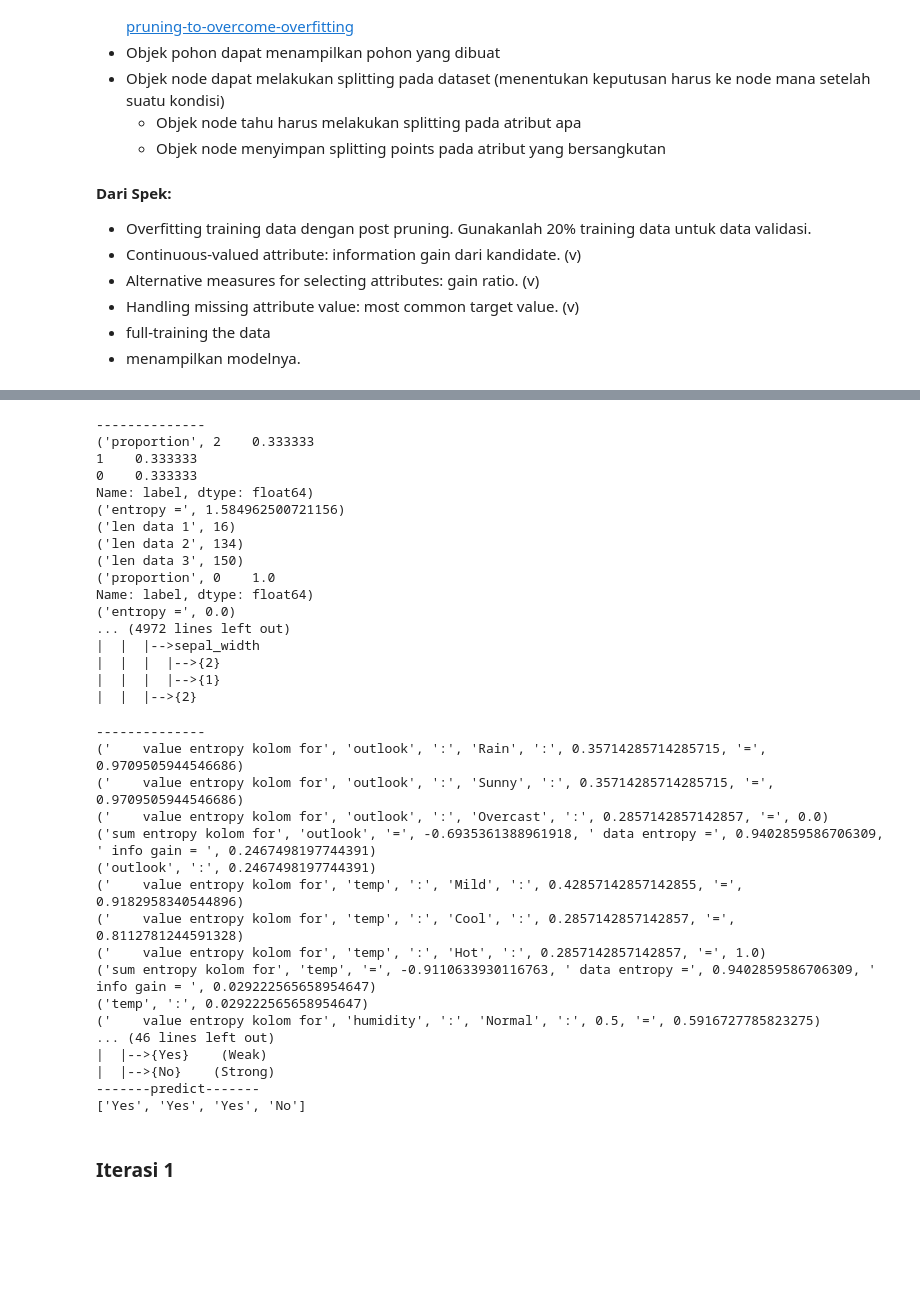
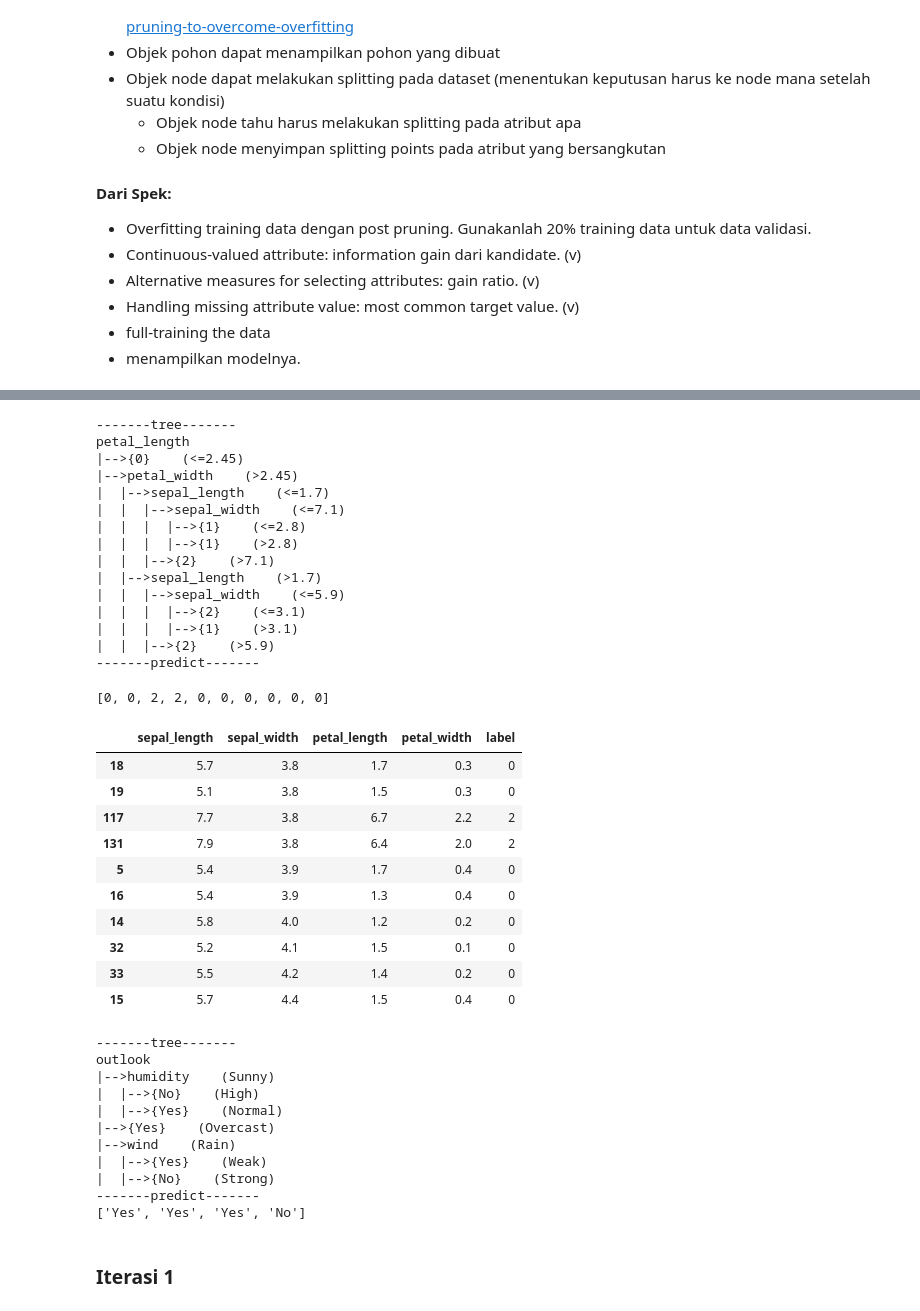
Before and after one commit to ardyh/ml-from-scratch-python, a Jupyter notebook: tubes-1b/trial_kernel.ipynb, the cells around one changed output, grey strips where cells are left out. Drawn from its saved outputs; the diff is of its cells as text; code cells hidden in the pictures; blank space fills up the shorter version.

Commit message:
revised prediction for continuous value

```diff
--- a/tubes-1b/trial_kernel.ipynb
+++ b/tubes-1b/trial_kernel.ipynb
@@ -335,47 +333,56 @@ class Tree:
 tree_iris = Tree(iris_data, 'label')
 root_iris = tree_iris.make_tree()
 tree_iris.print_tree(root_iris, 0, 2)
+
+test_data = iris_data.sort_values(by='sepal_width').tail(10)
+tree_iris.predict(test_data)
 # %% [output]
---------------
-('proportion', 2    0.333333
-1    0.333333
-0    0.333333
-Name: label, dtype: float64)
-('entropy =', 1.584962500721156)
-('len data 1', 16)
-('len data 2', 134)
-('len data 3', 150)
-('proportion', 0    1.0
-Name: label, dtype: float64)
-('entropy =', 0.0)
-... (4972 lines left out)
-|  |  |-->sepal_width
-|  |  |  |-->{2}
-|  |  |  |-->{1}
-|  |  |-->{2}
+-------tree-------
+petal_length
+|-->{0}    (<=2.45)
+|-->petal_width    (>2.45)
+|  |-->sepal_length    (<=1.7)
+|  |  |-->sepal_width    (<=7.1)
+|  |  |  |-->{1}    (<=2.8)
+|  |  |  |-->{1}    (>2.8)
+|  |  |-->{2}    (>7.1)
+|  |-->sepal_length    (>1.7)
+|  |  |-->sepal_width    (<=5.9)
+|  |  |  |-->{2}    (<=3.1)
+|  |  |  |-->{1}    (>3.1)
+|  |  |-->{2}    (>5.9)
+-------predict-------
+[0, 0, 2, 2, 0, 0, 0, 0, 0, 0]
+# %%
+iris_data.sort_values(by='sepal_width').tail(10)
+# %% [output]
+|  | sepal_length | sepal_width | petal_length | petal_width | label |
+| 18 | 5.7 | 3.8 | 1.7 | 0.3 | 0 |
+| 19 | 5.1 | 3.8 | 1.5 | 0.3 | 0 |
+| 117 | 7.7 | 3.8 | 6.7 | 2.2 | 2 |
+| 131 | 7.9 | 3.8 | 6.4 | 2.0 | 2 |
+| 5 | 5.4 | 3.9 | 1.7 | 0.4 | 0 |
+| 16 | 5.4 | 3.9 | 1.3 | 0.4 | 0 |
+| 14 | 5.8 | 4.0 | 1.2 | 0.2 | 0 |
+| 32 | 5.2 | 4.1 | 1.5 | 0.1 | 0 |
+| 33 | 5.5 | 4.2 | 1.4 | 0.2 | 0 |
+| 15 | 5.7 | 4.4 | 1.5 | 0.4 | 0 |
 # %%
 data_X = data.drop('day', axis=1)
 tree = Tree(data_X, 'play', use_info_gain=True)
 root = tree.make_tree()
 
-print('-------tree-------')
 tree.print_tree(root, 0, 2)
 print('-------predict-------')
 print(tree.predict(data_X.tail(4)))
 # %% [output]
---------------
-('    value entropy kolom for', 'outlook', ':', 'Rain', ':', 0.35714285714285715, '=', 0.9709505944546686)
-('    value entropy kolom for', 'outlook', ':', 'Sunny', ':', 0.35714285714285715, '=', 0.9709505944546686)
-('    value entropy kolom for', 'outlook', ':', 'Overcast', ':', 0.2857142857142857, '=', 0.0)
-('sum entropy kolom for', 'outlook', '=', -0.6935361388961918, ' data entropy =', 0.9402859586706309, ' info gain = ', 0.2467498197744391)
-('outlook', ':', 0.2467498197744391)
-('    value entropy kolom for', 'temp', ':', 'Mild', ':', 0.42857142857142855, '=', 0.9182958340544896)
-('    value entropy kolom for', 'temp', ':', 'Cool', ':', 0.2857142857142857, '=', 0.8112781244591328)
-('    value entropy kolom for', 'temp', ':', 'Hot', ':', 0.2857142857142857, '=', 1.0)
-('sum entropy kolom for', 'temp', '=', -0.9110633930116763, ' data entropy =', 0.9402859586706309, ' info gain = ', 0.029222565658954647)
-('temp', ':', 0.029222565658954647)
-('    value entropy kolom for', 'humidity', ':', 'Normal', ':', 0.5, '=', 0.5916727785823275)
-... (46 lines left out)
+-------tree-------
+outlook
+|-->humidity    (Sunny)
+|  |-->{No}    (High)
+|  |-->{Yes}    (Normal)
+|-->{Yes}    (Overcast)
+|-->wind    (Rain)
 |  |-->{Yes}    (Weak)
 |  |-->{No}    (Strong)
 -------predict-------
```
Also changed, not shown: parts of 3 cells of this notebook.
